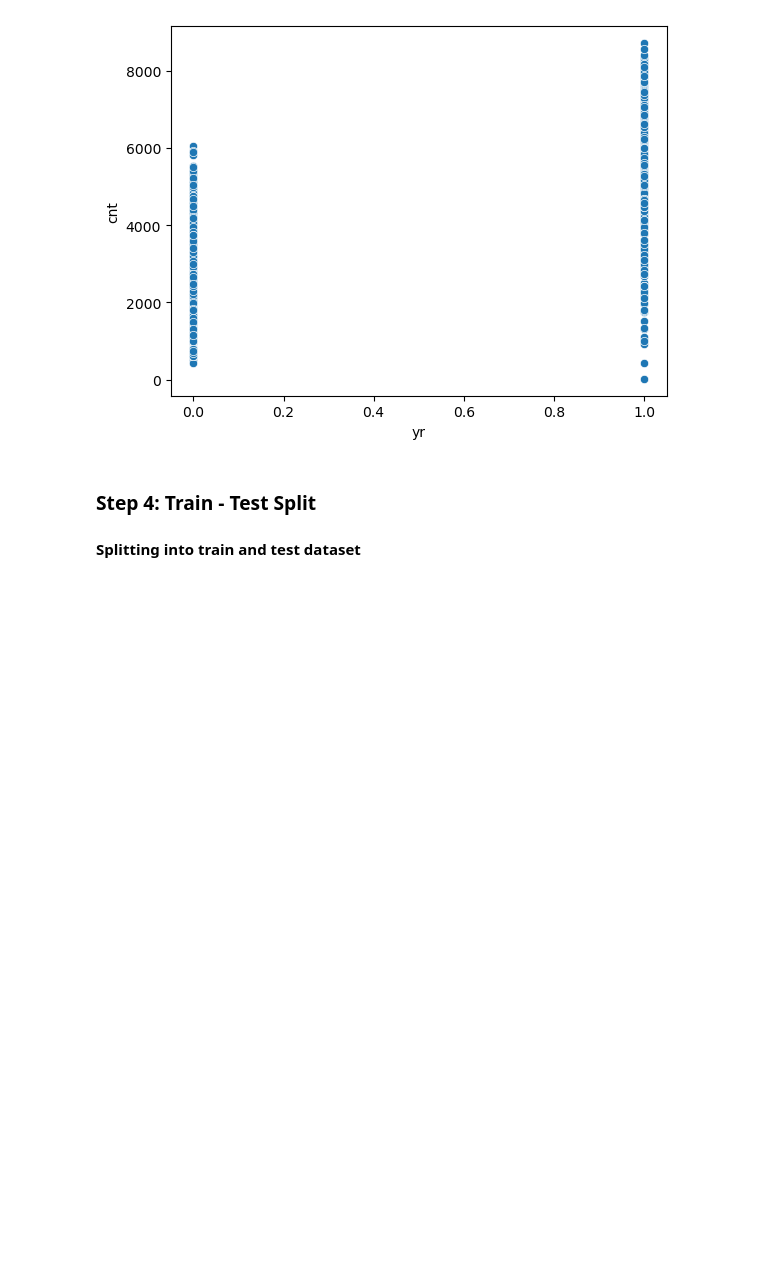
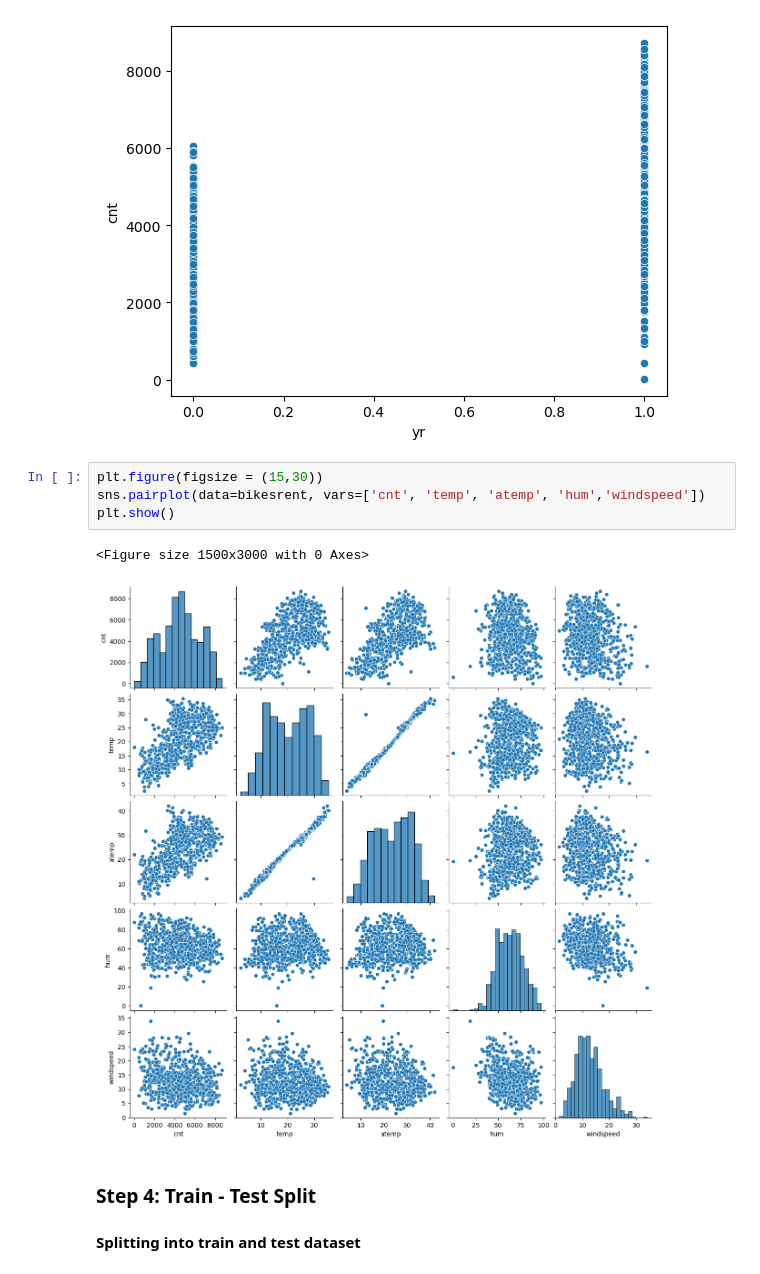
Before and after one commit to muthuvadivel/BikeSharing, a Jupyter notebook: LinearRegression_Assignment_Final.ipynb, the cells around one changed output. Drawn from its saved outputs; the diff is of its cells as text; blank space fills up the shorter version.

```diff
--- a/LinearRegression_Assignment_Final.ipynb
+++ b/LinearRegression_Assignment_Final.ipynb
@@ -397,6 +397,13 @@ sns.scatterplot(x="yr", y="cnt", data=bikesrent)
 # %% [output]
 <Axes: xlabel='yr', ylabel='cnt'>
 [figure]
+# %%
+plt.figure(figsize = (15,30))
+sns.pairplot(data=bikesrent, vars=['cnt', 'temp', 'atemp', 'hum','windspeed'])
+plt.show()
+# %% [output]
+<Figure size 1500x3000 with 0 Axes>
+[figure, added]
 # %% [markdown]
 ### Step 4: Train - Test Split
 #### Splitting into train and test dataset
```
Also changed, not shown: parts of 29 cells of this notebook.
